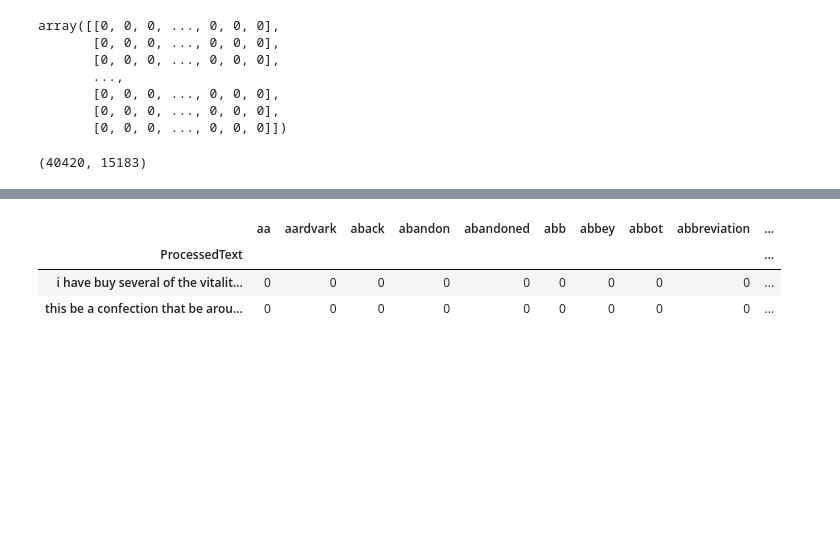
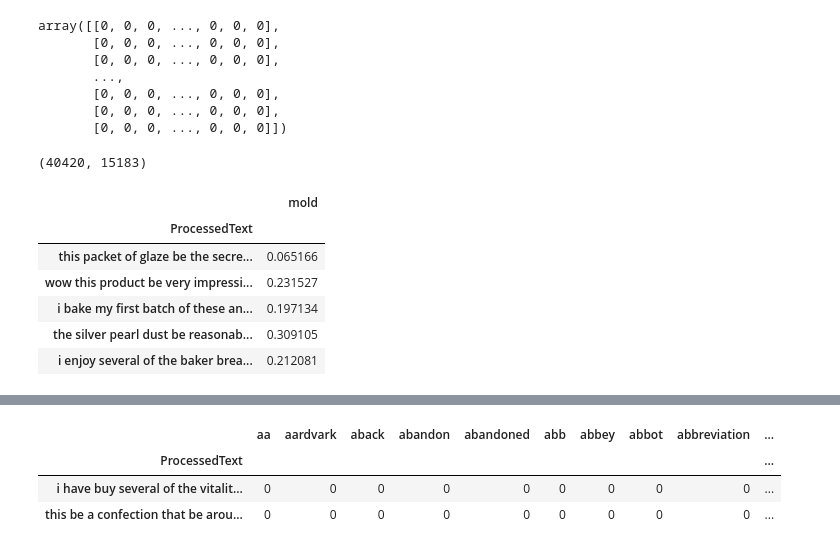
Before and after one commit to michael-a-green/Metis_Project4, a Jupyter notebook: Source/Project4_2.ipynb, the cells around one changed output, grey strips where cells are left out. Saved outputs shown, nothing was run; the diff lists cells and outputs as text; code cells hidden in the pictures; blank space fills up the shorter version.

```diff
--- a/Source/Project4_2.ipynb
+++ b/Source/Project4_2.ipynb
@@ -502,9 +457,9 @@ Thoughts on removing adjectives: (TODO expand on it). Turns out just focusing on
 #end_time = datetime.datetime.now()
 #print("time spent doing operation is {}".format(end_time - start_time))
 
-pandarallel.initialize()
-start_time = datetime.datetime.now()
-good_reviews_df["ProcessedText"] = good_reviews_df.parallel_apply(lambda x : " ".join(x["ProcessedText"]),axis=1)
-bad_reviews_df["ProcessedText"] = bad_reviews_df.parallel_apply(lambda x : " ".join(x["ProcessedText"]),axis=1)
-end_time = datetime.datetime.now()
-print("time spent doing operation is {}".format(end_time - start_time))
+#pandarallel.initialize()
+#start_time = datetime.datetime.now()
+#good_reviews_df["ProcessedText"] = good_reviews_df.parallel_apply(lambda x : " ".join(x["ProcessedText"]),axis=1)
+#bad_reviews_df["ProcessedText"] = bad_reviews_df.parallel_apply(lambda x : " ".join(x["ProcessedText"]),axis=1)
+#end_time = datetime.datetime.now()
+#print("time spent doing operation is {}".format(end_time - start_time))
@@ -615,5 +584,15 @@ docTermMatrixTFIDFGR_df = pd.DataFrame(
     index=good_reviews_df["ProcessedText"],
     columns=tfidfvectorizer_gr.get_feature_names()
 )
+# %%
+docTermMatrixTFIDFGR_df.loc[docTermMatrixTFIDFGR_df["mold"]>0,["mold"]].head(5)
+# %% [output]
+|  | mold |
+| ProcessedText |  |
+| this packet of glaze be the secre... | 0.065166 |
+| wow this product be very impressi... | 0.231527 |
+| i bake my first batch of these an... | 0.197134 |
+| the silver pearl dust be reasonab... | 0.309105 |
+| i enjoy several of the baker brea... | 0.212081 |
 # %%
 #docTermMatrixTFIDFGR_df.head(3)
```
Also changed, not shown: parts of 88 cells of this notebook, 5 other files.
